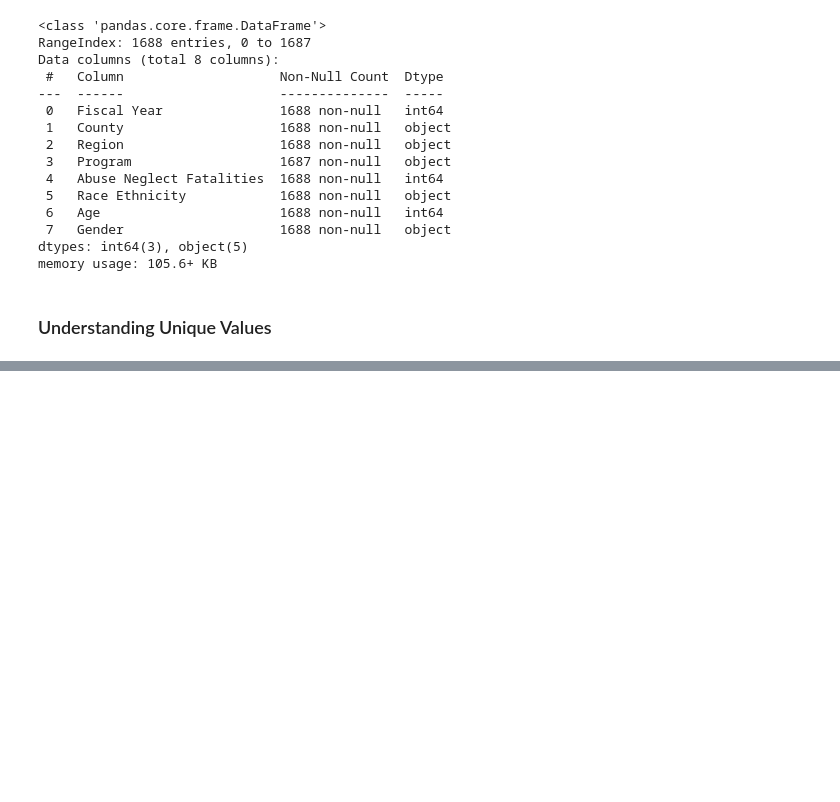
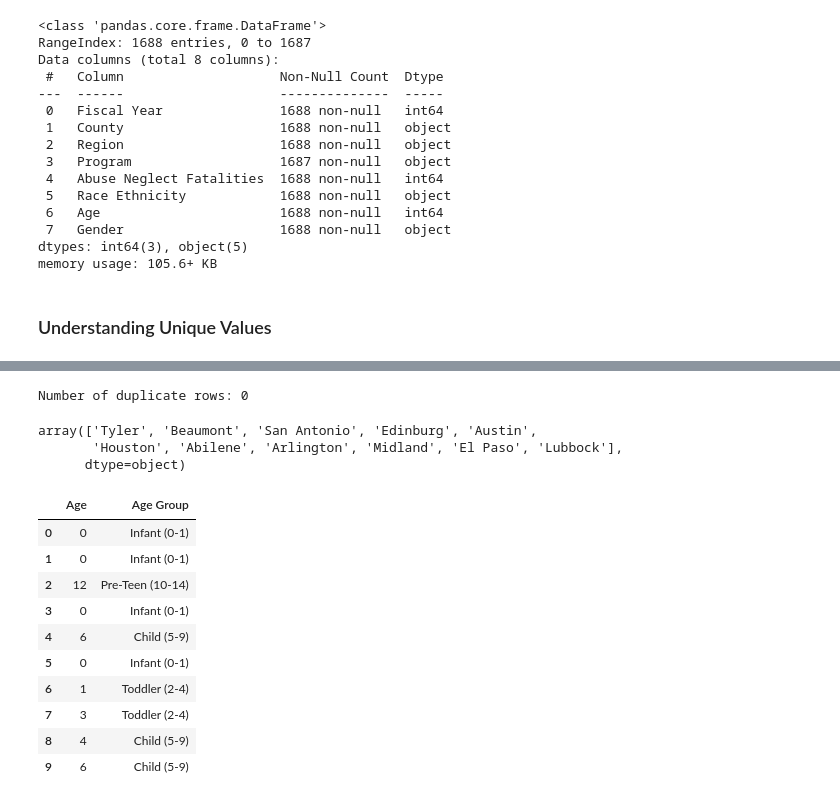
Before and after one commit to kubradizlek/abuse_neglected_child_fatalities, a Jupyter notebook: 1.EDA_and_cleaning.ipynb, the cells around one changed output, grey strips where cells are left out. Cells and saved outputs as stored; diff of their text form; code cells hidden in the pictures; blank space fills up the shorter version.

```diff
--- a/1.EDA_and_cleaning.ipynb
+++ b/1.EDA_and_cleaning.ipynb
@@ -89,0 +209,34 @@ memory usage: 105.6+ KB
+# %%
+df.fillna("Unknown", inplace=True)
+# %%
+duplicates = df.duplicated().sum()
+print(f"Number of duplicate rows: {duplicates}")
+# %% [output]
+Number of duplicate rows: 0
+# %%
+df["Region"] = df["Region"].str.replace(r"^\d+-", "", regex=True)
+# %%
+df['Region'].unique()
+# %% [output]
+array(['Tyler', 'Beaumont', 'San Antonio', 'Edinburg', 'Austin',
+       'Houston', 'Abilene', 'Arlington', 'Midland', 'El Paso', 'Lubbock'],
+      dtype=object)
+# %%
+bins = [0, 1, 4, 9, 14, 18]  # Define age ranges
+labels = ["Infant (0-1)", "Toddler (2-4)", "Child (5-9)", "Pre-Teen (10-14)", "Teen (15-17)"]
+
+df["Age Group"] = pd.cut(df["Age"], bins=bins, labels=labels, right=False)
+# %%
+df[["Age", "Age Group"]].head(10)
+# %% [output]
+|  | Age | Age Group |
+| 0 | 0 | Infant (0-1) |
+| 1 | 0 | Infant (0-1) |
+| 2 | 12 | Pre-Teen (10-14) |
+| 3 | 0 | Infant (0-1) |
+| 4 | 6 | Child (5-9) |
+| 5 | 0 | Infant (0-1) |
+| 6 | 1 | Toddler (2-4) |
+| 7 | 3 | Toddler (2-4) |
+| 8 | 4 | Child (5-9) |
+| 9 | 6 | Child (5-9) |
```
Also changed, not shown: parts of 15 cells of this notebook.
